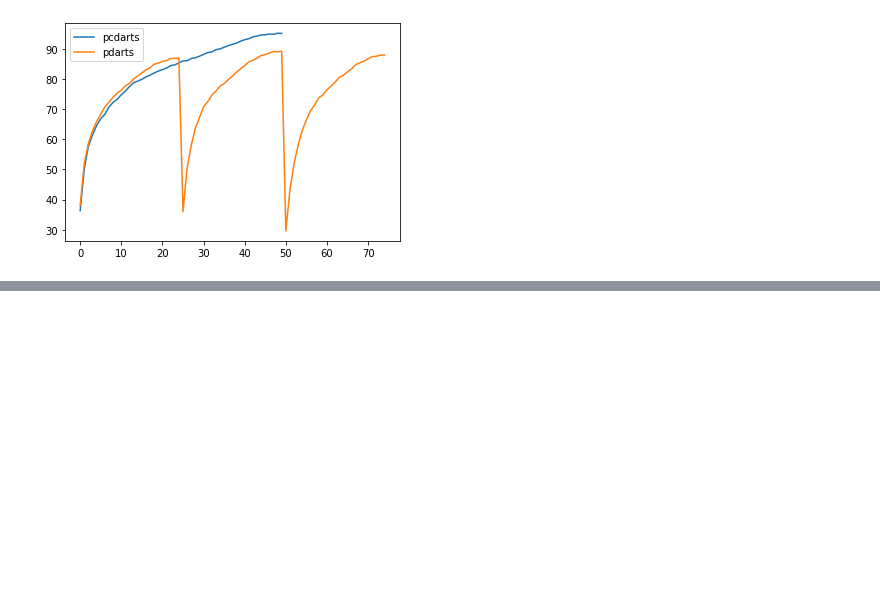
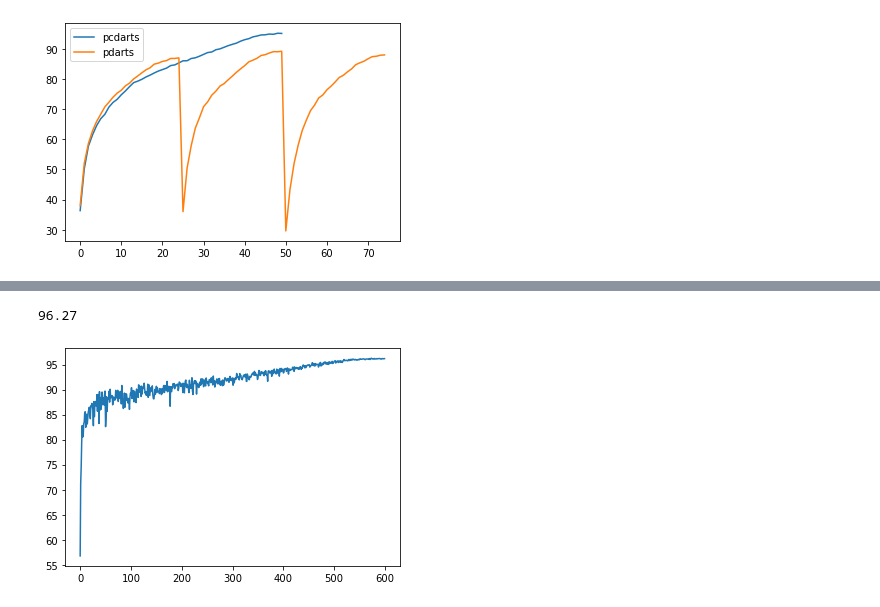
Before and after one commit to yuezhixiong/NAS-Benchmark, a Jupyter notebook: plot_log.ipynb, the cells around one changed output, grey strips where cells are left out. Drawn from its saved outputs; the diff is of its cells as text; code cells hidden in the pictures; blank space fills up the shorter version.

```diff
--- a/plot_log.ipynb
+++ b/plot_log.ipynb
@@ -44,0 +45,7 @@ max(pdarts_train)
+# %%
+pcdarts_train = get_valid_acc('./PC-DARTS/begin/log.txt')
+plt.plot(pcdarts_train, label='pcdarts')
+max(pcdarts_train)
+# %% [output]
+96.27
+[figure, added]
```
Also changed, not shown: parts of 4 cells of this notebook, 2 other files.
